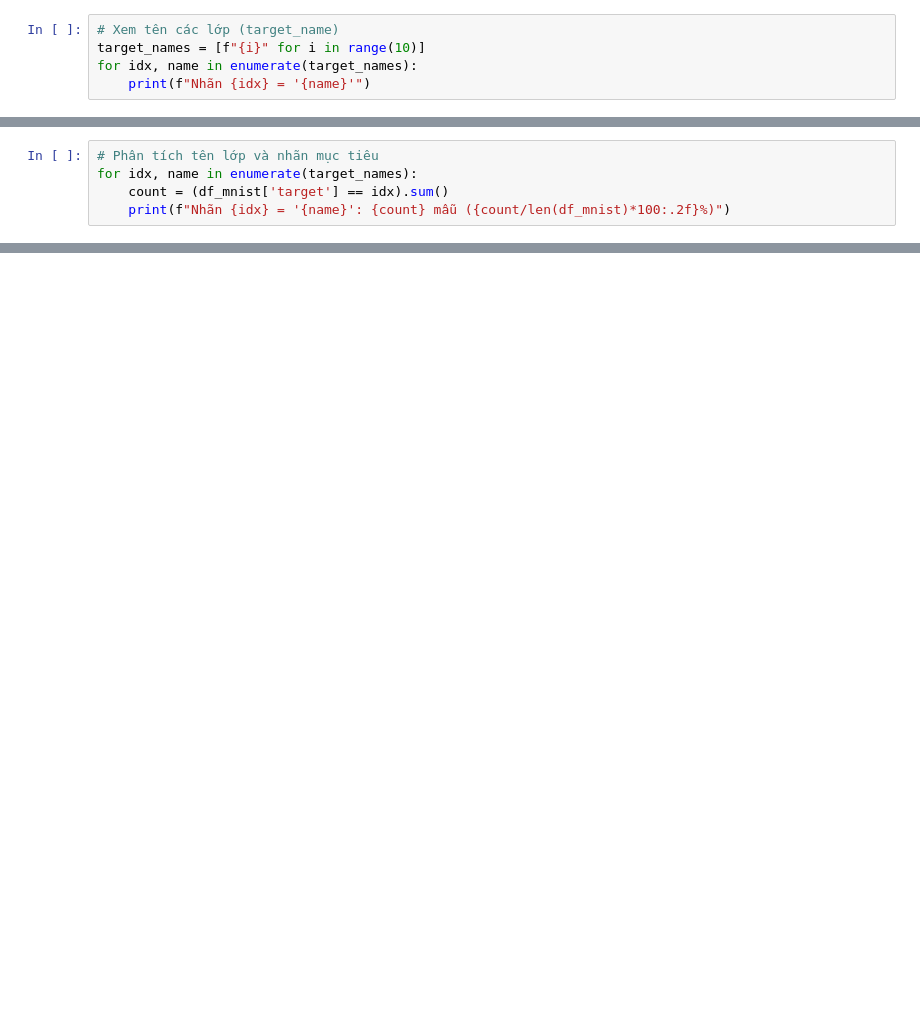
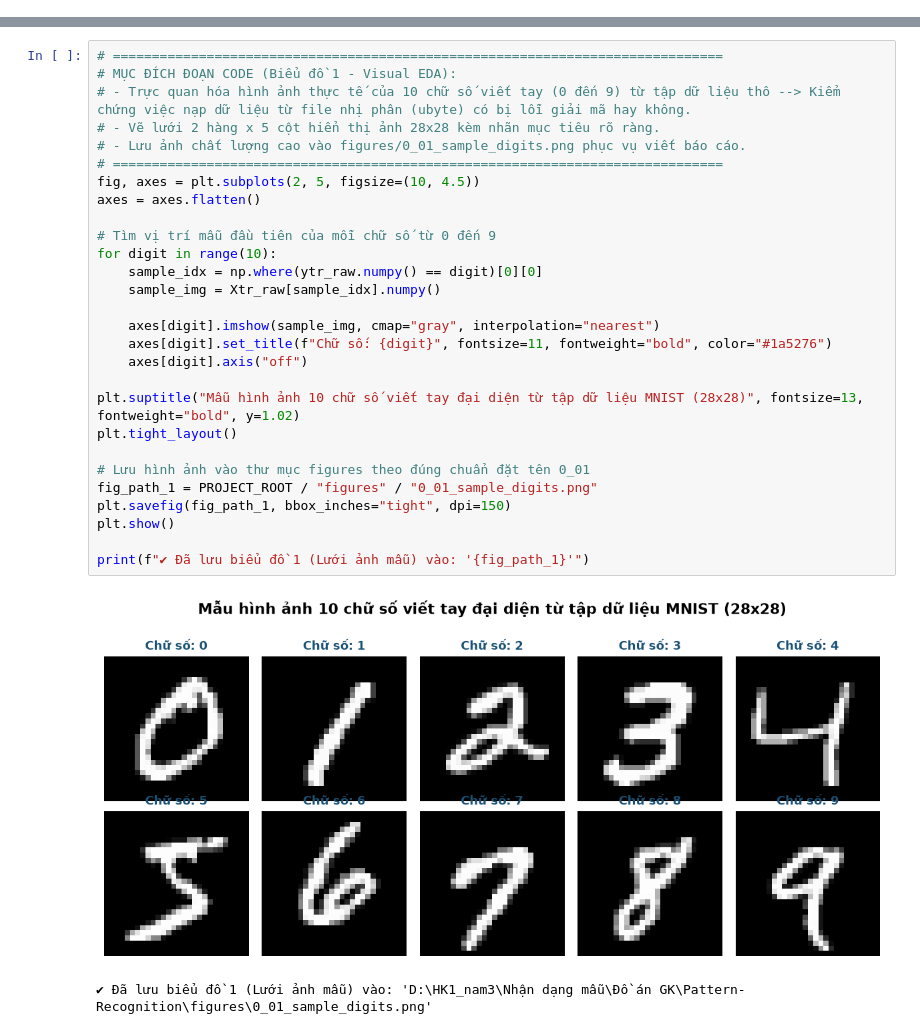
Before and after one commit to gautrangtoidayyy/Pattern-Recognition, a Jupyter notebook: notebook/preprocessing.ipynb, the cells around one changed output, grey strips where cells are left out. Drawn from its saved outputs; the diff is of its cells as text; blank space fills up the shorter version.

Commit message:
refactor(prep): complete shared preprocessing and EDA notebook with 3 figures

```diff
--- a/notebook/preprocessing.ipynb
+++ b/notebook/preprocessing.ipynb
@@ -216,5 +0,0 @@ memory usage: 45.3 MB
-# %%
-# Xem tên các lớp (target_name)
-target_names = [f"{i}" for i in range(10)]
-for idx, name in enumerate(target_names):
-    print(f"Nhãn {idx} = '{name}'")
@@ -257,5 +0,0 @@ Số đặc trưng có giá trị âm:    0
-# %%
-# Phân tích tên lớp và nhãn mục tiêu
-for idx, name in enumerate(target_names):
-    count = (df_mnist['target'] == idx).sum()
-    print(f"Nhãn {idx} = '{name}': {count} mẫu ({count/len(df_mnist)*100:.2f}%)")
@@ -340,0 +461,31 @@ Giá trị thống kê lưu trữ: MEAN = 0.1307, STD = 0.3082
+# %%
+# ==============================================================================
+# MỤC ĐÍCH ĐOẠN CODE (Biểu đồ 1 - Visual EDA):
+# - Trực quan hóa hình ảnh thực tế của 10 chữ số viết tay (0 đến 9) từ tập dữ liệu thô --> Kiểm chứng việc nạp dữ liệu từ file nhị phân (ubyte) có bị lỗi giải mã hay không.
+# - Vẽ lưới 2 hàng x 5 cột hiển thị ảnh 28x28 kèm nhãn mục tiêu rõ ràng.
+# - Lưu ảnh chất lượng cao vào figures/0_01_sample_digits.png phục vụ viết báo cáo.
+# ==============================================================================
+fig, axes = plt.subplots(2, 5, figsize=(10, 4.5))
+axes = axes.flatten()
+
+# Tìm vị trí mẫu đầu tiên của mỗi chữ số từ 0 đến 9
+for digit in range(10):
+    sample_idx = np.where(ytr_raw.numpy() == digit)[0][0]
+    sample_img = Xtr_raw[sample_idx].numpy()
+
+    axes[digit].imshow(sample_img, cmap="gray", interpolation="nearest")
+    axes[digit].set_title(f"Chữ số: {digit}", fontsize=11, fontweight="bold", color="#1a5276")
+    axes[digit].axis("off")
+
+plt.suptitle("Mẫu hình ảnh 10 chữ số viết tay đại diện từ tập dữ liệu MNIST (28x28)", fontsize=13, fontweight="bold", y=1.02)
+plt.tight_layout()
+
+# Lưu hình ảnh vào thư mục figures theo đúng chuẩn đặt tên 0_01
+fig_path_1 = PROJECT_ROOT / "figures" / "0_01_sample_digits.png"
+plt.savefig(fig_path_1, bbox_inches="tight", dpi=150)
+plt.show()
+
+print(f"✔ Đã lưu biểu đồ 1 (Lưới ảnh mẫu) vào: '{fig_path_1}'")
+# %% [output]
+[figure, added]
+✔ Đã lưu biểu đồ 1 (Lưới ảnh mẫu) vào: 'D:\HK1_nam3\Nhận dạng mẫu\Đồ án GK\Pattern-Recognition\figures\0_01_sample_digits.png'
```
Also changed, not shown: parts of 42 cells of this notebook, 3 other files.
